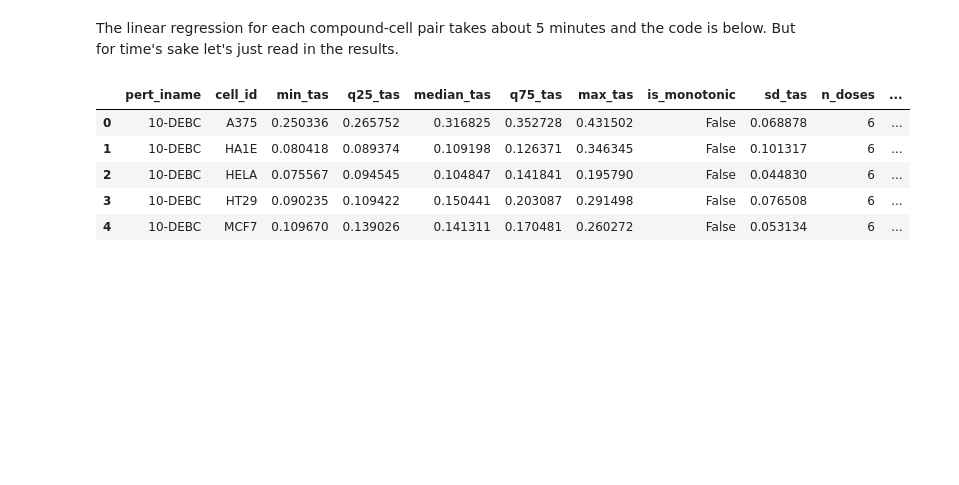
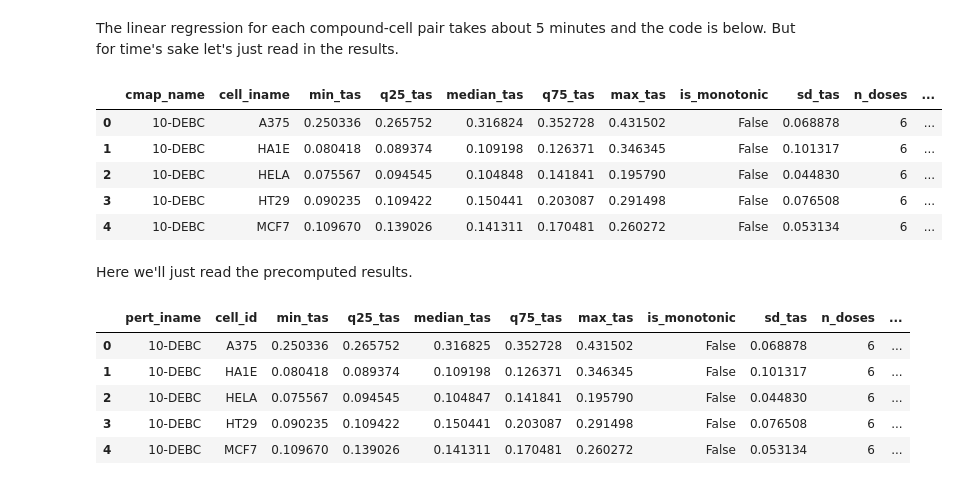
Before and after one commit to cmap/lincs-workshop-2020, a Jupyter notebook: notebooks/gene_expression/Exercise_2_Compound_dose_response.ipynb, the cells around one changed output. Cells and saved outputs as stored; diff of their text form; code cells hidden in the pictures; blank space fills up the shorter version.

```diff
--- a/notebooks/gene_expression/Exercise_2_Compound_dose_response.ipynb
+++ b/notebooks/gene_expression/Exercise_2_Compound_dose_response.ipynb
@@ -285,7 +285,7 @@ The above examples were hand-picked, but what if we wanted to systematically cat
 # %% [markdown]
 Let's get unique compound-cell line pairs
 # %%
-cp_cell_pairs = list({tuple(row) for row in siginfo[["pert_iname", "cell_id"]].values})
+cp_cell_pairs = list({tuple(row) for row in siginfo[["cmap_name", "cell_iname"]].values})
 # %% [markdown]
 Now let's compute a linear regression (TAS against log3 dose) for each compound-cell line pair.
 # %% [markdown]
@@ -294,0 +347,10 @@ cp_cell_metrics = pd.read_csv("/srv/data/workshop/data/Module4/REP.A_24H_cp_cell
+# %%
+# take a look at the first few rows
+cp_cell_metrics.head()
+# %% [output]
+|  | cmap_name | cell_iname | min_tas | q25_tas | median_tas | q75_tas | max_tas | is_monotonic | sd_tas | n_doses | ... |
+| 0 | 10-DEBC | A375 | 0.250336 | 0.265752 | 0.316824 | 0.352728 | 0.431502 | False | 0.068878 | 6 | ... |
+| 1 | 10-DEBC | HA1E | 0.080418 | 0.089374 | 0.109198 | 0.126371 | 0.346345 | False | 0.101317 | 6 | ... |
+| 2 | 10-DEBC | HELA | 0.075567 | 0.094545 | 0.104848 | 0.141841 | 0.195790 | False | 0.044830 | 6 | ... |
+| 3 | 10-DEBC | HT29 | 0.090235 | 0.109422 | 0.150441 | 0.203087 | 0.291498 | False | 0.076508 | 6 | ... |
+| 4 | 10-DEBC | MCF7 | 0.109670 | 0.139026 | 0.141311 | 0.170481 | 0.260272 | False | 0.053134 | 6 | ... |
@@ -295,3 +360,5 @@ cp_cell_metrics = pd.read_csv("/srv/data/workshop/data/Module4/REP.A_24H_cp_cell
 # %%
 cp_cell_metrics["range_tas"] = cp_cell_metrics["max_tas"] - cp_cell_metrics["min_tas"]
 cp_cell_metrics["lm_rsquared"] = cp_cell_metrics["lm_rvalue"]**2
+# %% [markdown]
+Here we'll just read the precomputed results.
```
Also changed, not shown: parts of 12 cells of this notebook.
